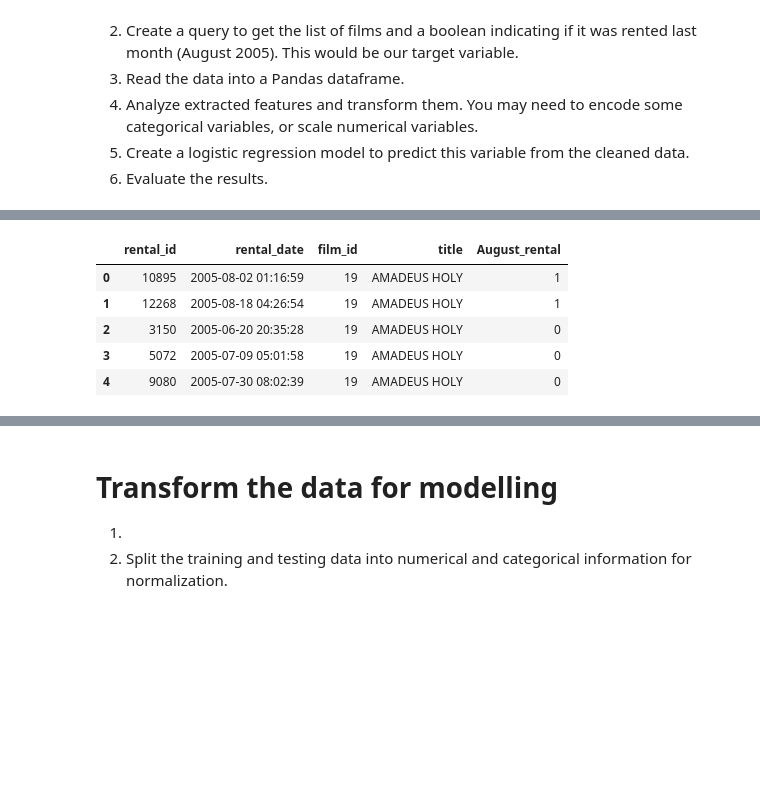
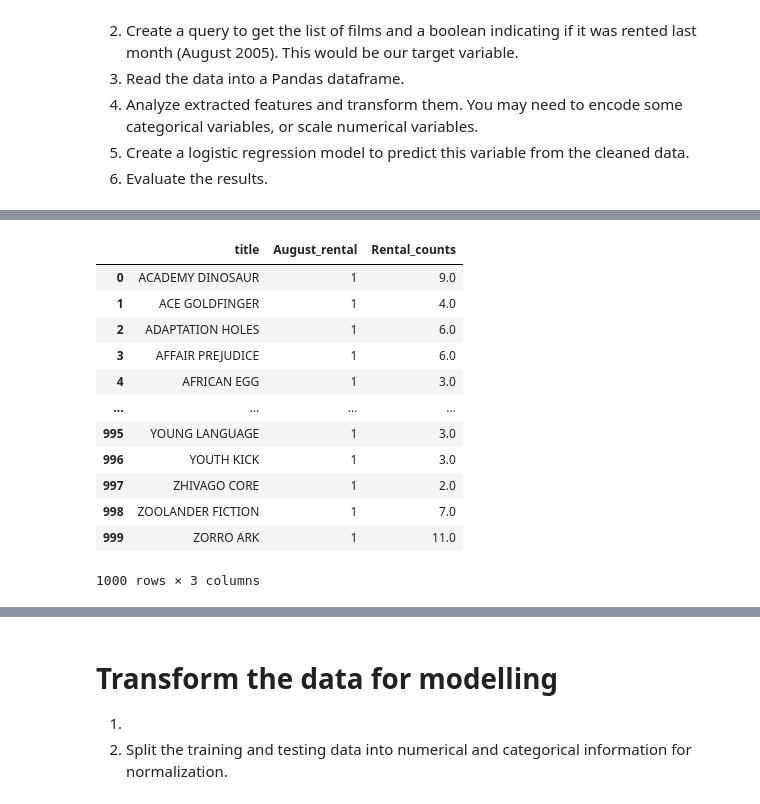
Before and after one commit to CallmeIshmaelH/lab-predictions-logistic-regression, a Jupyter notebook: Lab_3.07_predictions_logistic_regression.ipynb, the cells around one changed output, grey strips where cells are left out. Cells and saved outputs as stored; diff of their text form; code cells hidden in the pictures; blank space fills up the shorter version.

```diff
--- a/Lab_3.07_predictions_logistic_regression.ipynb
+++ b/Lab_3.07_predictions_logistic_regression.ipynb
@@ -50,3 +43,6 @@ rentals.head()
 rentals.dtypes
 # View the shape of the data set
 rentals.shape
+
+# Add a column for rented in August to filter out films NOT rented in August
+rentals['August Rental'] = 0
@@ -54,0 +49,12 @@ rentals.shape
+# %%
+# Compare rentals to target dataframe based on non-similar movie ids.
+rented_Aug =  August_rentals['title'].tolist()
+rented_Aug
+full_film_list = rentals['title'].tolist()
+full_film_list
+not_rented = pd.DataFrame([x for x in full_film_list if x not in rented_Aug],columns = ['title'])
+not_rented['August_rental'] = 0
+full_ids =rentals['film_id'].tolist()
+rented_ids =August_rentals['film_id'].tolist()
+not_rented['film_id'] =pd.DataFrame([x for x in full_ids if x not in rented_ids],columns = ['title'])
+not_rented
@@ -54,0 +79,5 @@ rentals.shape
+# %%
+# Add the films not rented in August to the target set.
+y = pd.concat([August_rentals,not_rented],axis = 0)
+y.fillna(0, inplace= True)
+y
@@ -55,16 +98,26 @@ rentals.shape
 # %%
 # View the target data set.
-August_rentals.shape
+y.shape
 #August_rentals.dtypes
 #August_rentals.isna().sum()
-August_rentals.head()
+y.rename(columns = {'August rental':'Rental_counts'}, inplace = True)
+y.sort_values(by = 'film_id', inplace = True)
+y.reset_index(drop = True,inplace = True)
+y
 # %% [output]
-|  | rental_id | rental_date | film_id | title | August_rental |
-| 0 | 10895 | 2005-08-02 01:16:59 | 19 | AMADEUS HOLY | 1 |
-| 1 | 12268 | 2005-08-18 04:26:54 | 19 | AMADEUS HOLY | 1 |
-| 2 | 3150 | 2005-06-20 20:35:28 | 19 | AMADEUS HOLY | 0 |
-| 3 | 5072 | 2005-07-09 05:01:58 | 19 | AMADEUS HOLY | 0 |
-| 4 | 9080 | 2005-07-30 08:02:39 | 19 | AMADEUS HOLY | 0 |
+|  | title | August_rental | Rental_counts |
+| 0 | ACADEMY DINOSAUR | 1 | 9.0 |
+| 1 | ACE GOLDFINGER | 1 | 4.0 |
+| 2 | ADAPTATION HOLES | 1 | 6.0 |
+| 3 | AFFAIR PREJUDICE | 1 | 6.0 |
+| 4 | AFRICAN EGG | 1 | 3.0 |
+| ... | ... | ... | ... |
+| 995 | YOUNG LANGUAGE | 1 | 3.0 |
+| 996 | YOUTH KICK | 1 | 3.0 |
+| 997 | ZHIVAGO CORE | 1 | 2.0 |
+| 998 | ZOOLANDER FICTION | 1 | 7.0 |
+| 999 | ZORRO ARK | 1 | 11.0 |
+1000 rows × 3 columns
 # %%
 # Review statistical information about the predictors
 rentals.describe(include = 'all', datetime_is_numeric= True)
```
Also changed, not shown: parts of 16 cells of this notebook.
